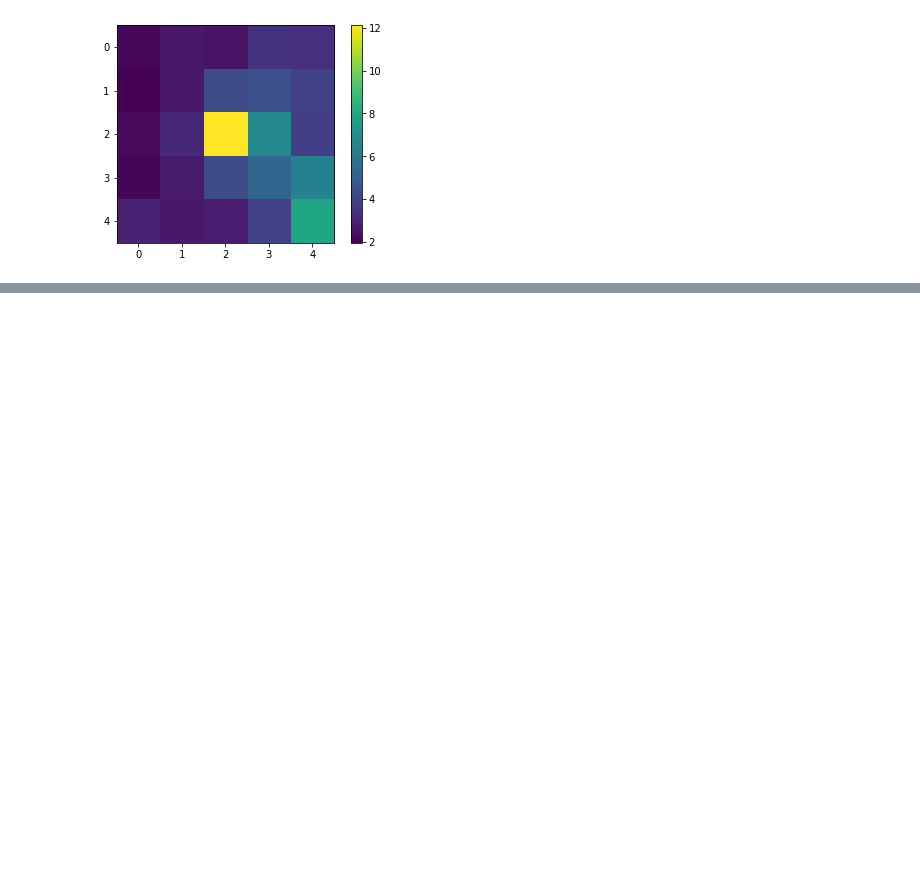
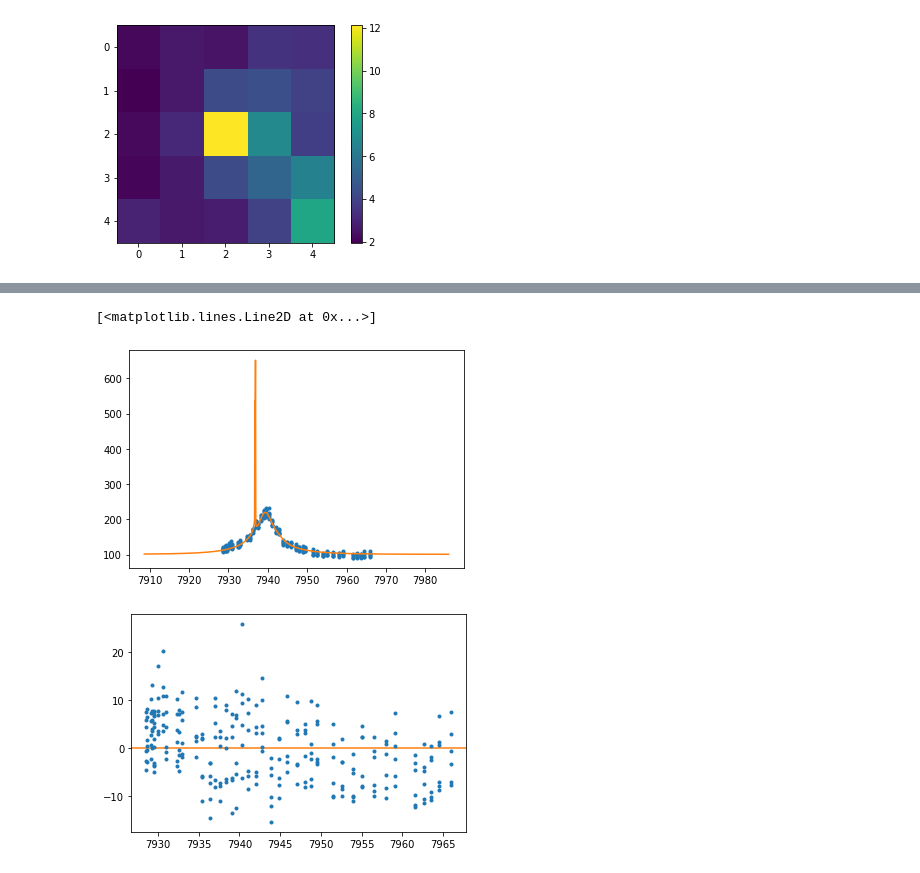
Before and after one commit to tbctk/tbk-Spitzer-ulens, a Jupyter notebook: Spitzer-ulens_Tutorial.ipynb, the cells around one changed output, grey strips where cells are left out. Saved outputs shown, nothing was run; the diff lists cells and outputs as text; code cells hidden in the pictures; blank space fills up the shorter version.

```diff
--- a/Spitzer-ulens_Tutorial.ipynb
+++ b/Spitzer-ulens_Tutorial.ipynb
@@ -98,35 +136,20 @@ RMS after  :  1.653753480578603
 # %%
 load_chain_from_file = False
-analytic=False
 
 if load_chain_from_file:
+    # Load chain from file
     path = os.path.join('data',EVENT_NAME,'mega_MCMC')
     chain = np.load(path+'/samplerchain.npy')
     lnprob = np.load(path+'/samplerlnpro.npy')
     posit = np.load(path+'/samplerposit.npy')
     PLD_chain = np.load(path+'/PLD_chain.npy')
-    fb = popt[0]
 else:
-    if analytic is True:
-        PLD_coeffs = np.empty(np.size(X))
-        PLD_chain = PLD.PLDCoeffsChain(PLD_coeffs)
-        sampler = PLD.get_MCMC_sampler(popt,FUNC,event.TIMES,PTOT,PTOT_E,PNORM,PLD_chain,pool=Pool())
-        fb = popt[0]
-        p0 = popt[1:]
-        pos0 = [p0*(1+1e-5*np.random.randn(sampler.ndim))+1e-5*np.abs(np.random.randn(sampler.ndim)) for i in range(sampler.nwalkers)]
-        chain,posit,lnprob = PLD.run_MCMC_analytic(sampler,pos0)
-        PLD_chain = PLD_chain.chain
-        PLD.save_chain(EVENT_NAME,chain,posit,lnprob,PLD_chain)
-    else:
-        # initializing walkers
-        x  = np.array(X)
-        p0 = np.concatenate((popt, x.ravel()))
-        ndim, nwalkers = len(p0), 1000
-        # spreading them out
-        pos0 = [p0*(1+1e-5*np.random.randn(ndim))+1e-5*np.abs(np.random.randn(ndim)) for i in range(nwalkers)]
-        # sampler
-        sampler = emcee.EnsembleSampler(nwalkers, ndim, PLD.lnprob2, a = 2, pool=Pool(),
-                                        args=(FUNC, event.TIMES, PTOT, PTOT_E, PNORM))
-        chain,posit,lnprob = PLD.run_MCMC_analytic(sampler,pos0)
+    PLD_coeffs = np.empty(np.size(X))
+    PLD_chain = mcmc.PLDCoeffsChain(PLD_coeffs)
+    sampler = mcmc.get_MCMC_sampler(popt,MODELFUNC,event.TIMES,PTOT,PTOT_E,E_BIN,PNORM,PLD_chain,pool=Pool(),bounds=bounds)
+    pos0 = [popt*(1+1e-5*np.random.randn(sampler.ndim))+1e-5*np.abs(np.random.randn(sampler.ndim)) for i in range(sampler.nwalkers)]
+    chain,posit,lnprob = mcmc.run_MCMC(sampler,pos0)
+    PLD_chain = PLD_chain.chain
+    mcmc.save_chain(EVENT_NAME,chain,posit,lnprob,PLD_chain)
 # %% [output]
 Running burn-in
@@ -192,0 +166,5 @@ plt.plot(timeplot,astro)
+# %%
+popt_mcmc = np.mean(posit,axis=0)
+print(popt_mcmc)
+print(p0)
+print(popt)
@@ -192,0 +181,13 @@ plt.plot(timeplot,astro)
+# %%
+timeplot = np.linspace(time[0]-20,time[-1]+20,1000)
+plt.figure(0)
+plt.plot(time,ptot,'.')
+plt.plot(timeplot,MODELFUNC(timeplot,*popt_mcmc))
+resi = ptot-MODELFUNC(time,*popt_mcmc)
+plt.figure(1)
+plt.axhline(color='C1')
+plt.plot(time,resi,'.')
+# %% [output]
+[<matplotlib.lines.Line2D at 0x...>]
+[figure, added]
+[figure, added]
```
Also changed, not shown: parts of 22 cells of this notebook, 9 other files.
